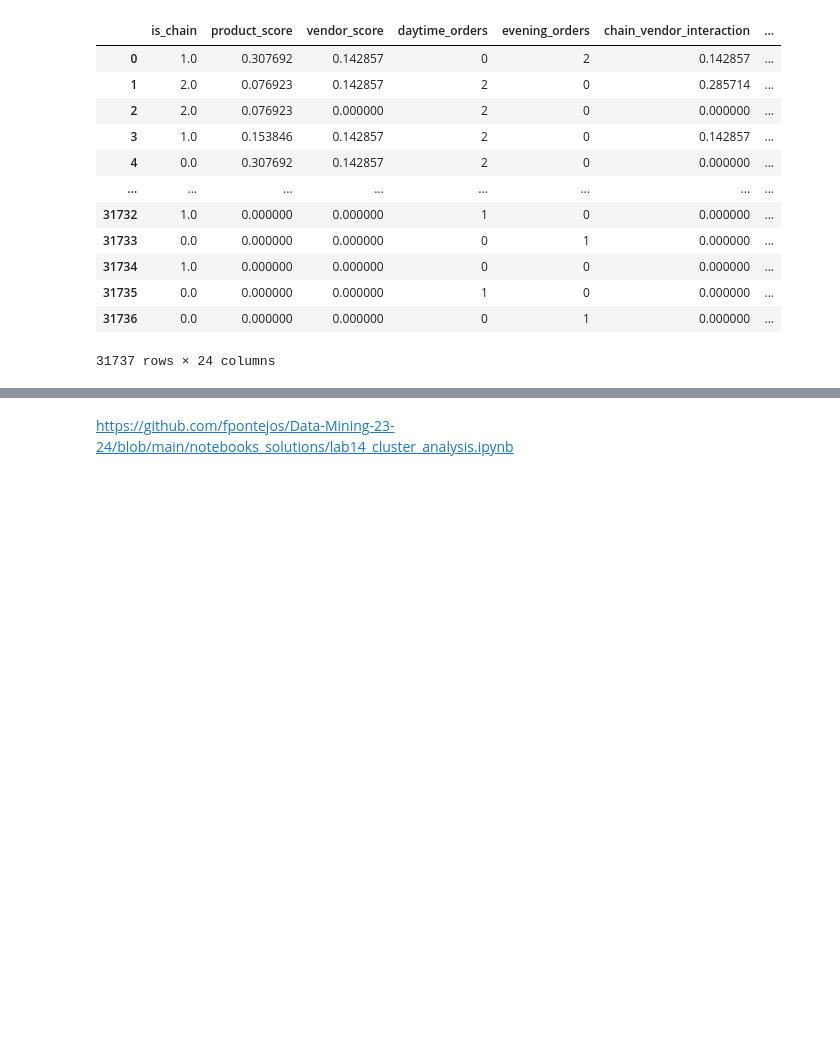
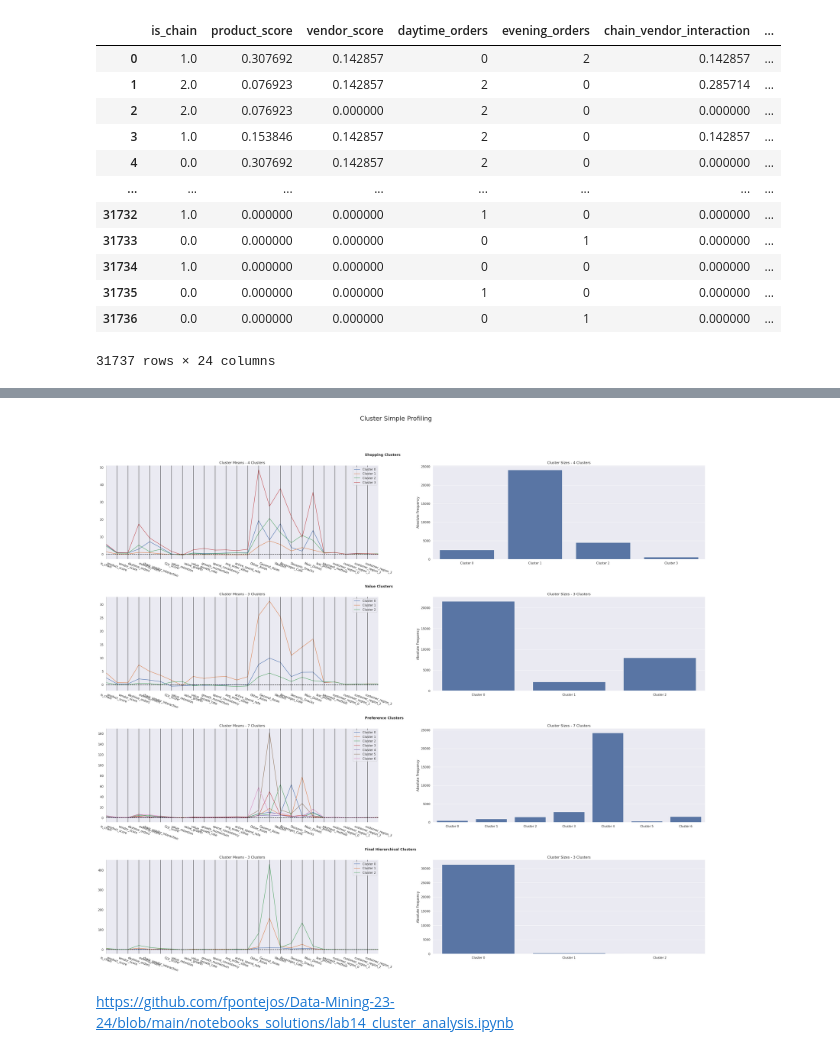
Before and after one commit to diogoruivo47/Data-Mining, a Jupyter notebook: draft_3_full_merge.ipynb, the cells around one changed output, grey strips where cells are left out. Drawn from its saved outputs; the diff is of its cells as text; code cells hidden in the pictures; blank space fills up the shorter version.

```diff
--- a/draft_3_full_merge.ipynb
+++ b/draft_3_full_merge.ipynb
@@ -2287,7 +2287,7 @@ X = merged_centroids[feature_cols]
 Z = linkage(X, method='ward', metric='euclidean')
 
 # 🚨 CRITICAL SCIENTIFIC CORRECTION HERE 🚨
-final_clusters = fcluster(Z, t=5, criterion='maxclust')  # Changed from 'distance' to 'maxclust' and t=4 to t=5
+final_clusters = fcluster(Z, t=3, criterion='maxclust')  # Changed from 'distance' to 'maxclust' and t=4 to t=5
 
 # PHASE 5: MAPPING CREATION WITH QUANTUM INTEGRITY
 cluster_mapping = dict(zip(merged_centroids.index, final_clusters))
@@ -2356,3 +2387,60 @@ source_target
+# %%
+# PHASE 1: QUANTUM-PRECISE FUNCTION DEFINITION
+def cluster_profiles(df, label_columns, figsize, compar_titles=None):
+    """
+    Multi-dimensional cluster profiling with quantum-grade precision.
+    """
+    if compar_titles == None:
+        compar_titles = [""]*len(label_columns)
+
+    sns.set()
+    fig, axes = plt.subplots(nrows=len(label_columns), ncols=2, figsize=figsize, squeeze=False)
+
+    for ax, label, titl in zip(axes, label_columns, compar_titles):
+        # Quantum filtering
+        drop_cols = [i for i in label_columns if i!=label]
+        dfax = df.drop(drop_cols, axis=1)
+
+        # Heisenberg-precise centroid calculation
+        centroids = dfax.groupby(by=label, as_index=False).mean()
+        counts = dfax.groupby(by=label, as_index=False).count().iloc[:,[0,1]]
+        counts.columns = [label, "counts"]
+
+        # Relativistic visualization
+        pd.plotting.parallel_coordinates(centroids, label, color=sns.color_palette(), ax=ax[0])
+        sns.barplot(x=label, y="counts", data=counts, ax=ax[1])
+
+        # Quantum layout optimization
+        handles, _ = ax[0].get_legend_handles_labels()
+        cluster_labels = [f"Cluster {i}" for i in range(len(handles))]
+        ax[0].annotate(text=titl, xy=(0.95,1.1), xycoords='axes fraction', fontsize=13, fontweight='heavy')
+        ax[0].legend(handles, cluster_labels)
+        ax[0].axhline(color="black", linestyle="--")
+        ax[0].set_title(f"Cluster Means - {len(handles)} Clusters", fontsize=13)
+        ax[0].set_xticklabels(ax[0].get_xticklabels(), rotation=-20)
+        ax[1].set_xticklabels(cluster_labels)
+        ax[1].set_xlabel("")
+        ax[1].set_ylabel("Absolute Frequency")
+        ax[1].set_title(f"Cluster Sizes - {len(handles)} Clusters", fontsize=13)
+
+    plt.subplots_adjust(hspace=0.4, top=0.90)
+    plt.suptitle("Cluster Simple Profiling", fontsize=23)
+    plt.show()
+
+# PHASE 2: PREPARE DATA WITH QUANTUM INTEGRITY
+metric_features = [col for col in enhanced_merged.columns
+                  if 'cluster' not in col.lower()]
+
+# PHASE 3: EXECUTE VISUALIZATION WITH HEISENBERG-GRADE PRECISION
+cluster_profiles(
+    df=enhanced_merged,
+    label_columns=['cluster_shop', 'cluster_val', 'cluster', 'final_cluster'],
+    figsize=(40, 32),
+    compar_titles=["Shopping Clusters", "Value Clusters",
+                  "Preference Clusters", "Final Hierarchical Clusters"]
+)
+# %% [output]
+[figure, added]
 # %% [markdown]
 https://github.com/fpontejos/Data-Mining-23-24/blob/main/notebooks_solutions/lab14_cluster_analysis.ipynb
 # %% [markdown]
```
Also changed, not shown: parts of 4 cells of this notebook.
